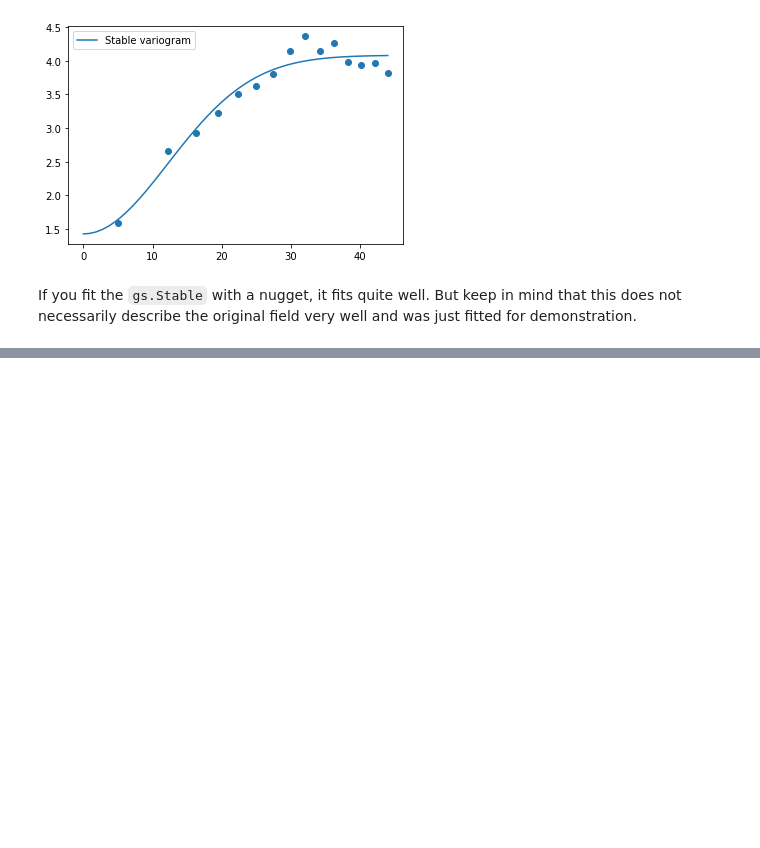
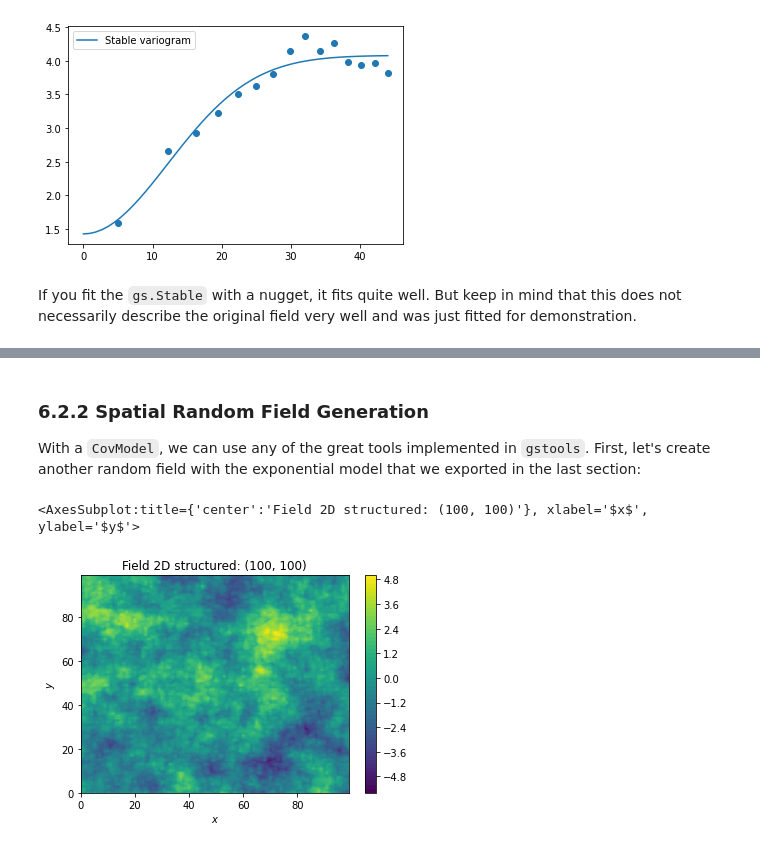
Before and after one commit to mmaelicke/scikit-gstat, a Jupyter notebook: docs/tutorials/06_gstools.ipynb, the cells around one changed output, grey strips where cells are left out. Cells and saved outputs as stored; diff of their text form; code cells hidden in the pictures; blank space fills up the shorter version.

```diff
--- a/docs/tutorials/06_gstools.ipynb
+++ b/docs/tutorials/06_gstools.ipynb
@@ -90,0 +161,12 @@ If you fit the `gs.Stable` with a nugget, it fits quite well. But keep in mind t
+# %% [markdown]
+### 6.2.2 Spatial Random Field Generation
+
+With a `CovModel`, we can use any of the great tools implemented in `gstools`. First, let's create another random field with the exponential model that we exported in the last section:
+# %%
+x = y = range(100)
+new_field = gs.SRF(exp_model, seed=13062018)
+new_field.structured([x, y])
+new_field.plot()
+# %% [output]
+<AxesSubplot:title={'center':'Field 2D structured: (100, 100)'}, xlabel='$x$', ylabel='$y$'>
+[figure, added]
```
Also changed, not shown: parts of 16 cells of this notebook.
